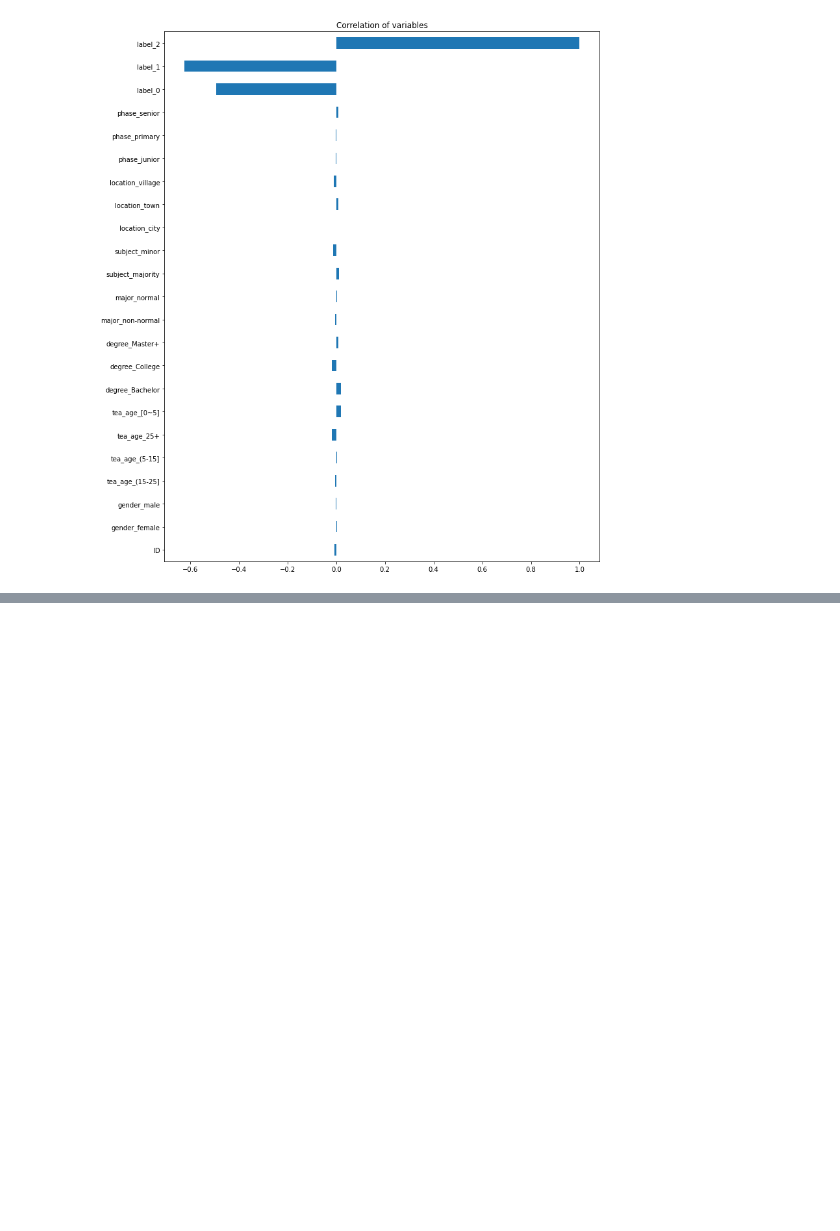
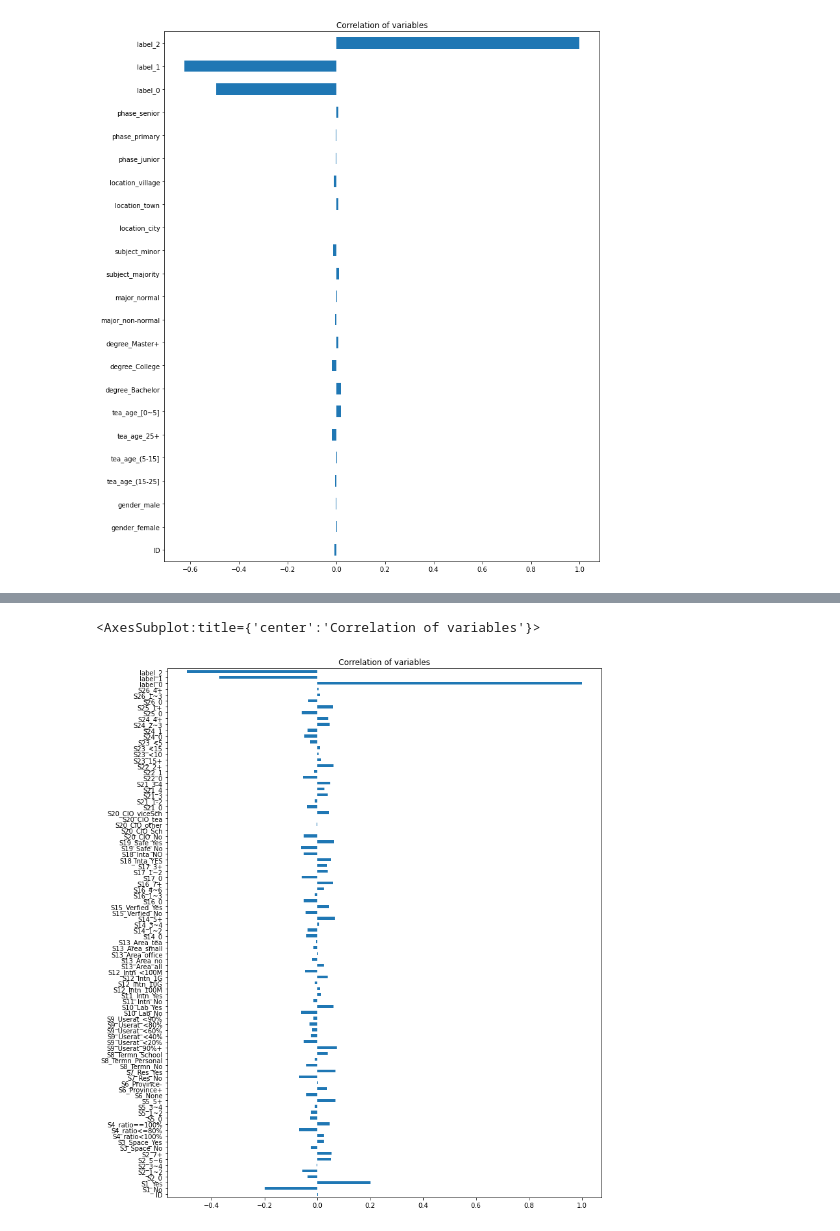
Before and after one commit to northernmelody/SCTP, a Jupyter notebook: yby相关性分析v1.ipynb, the cells around one changed output, grey strips where cells are left out. Drawn from its saved outputs; the diff is of its cells as text; code cells hidden in the pictures; blank space fills up the shorter version.

```diff
--- a/yby相关性分析v1.ipynb
+++ b/yby相关性分析v1.ipynb
@@ -119,0 +124,3 @@ corr_df2.plot(kind='barh', figsize = (12,15), title='Correlation of variables')
+# %%
+predata1 = pd.read_excel(filename,'Sheet2')
+predata1.head()
@@ -119,0 +135,5 @@ corr_df2.plot(kind='barh', figsize = (12,15), title='Correlation of variables')
+# %%
+corr_df0 = predata1.corr(method = 'spearman')['label_0']
+corr_df1 = predata1.corr(method = 'spearman')['label_1']
+corr_df2 = predata1.corr(method = 'spearman')['label_2']
+corr_df0
@@ -119,0 +183,5 @@ corr_df2.plot(kind='barh', figsize = (12,15), title='Correlation of variables')
+# %%
+corr_df0.plot(kind='barh', figsize = (12,15), title='Correlation of variables')
+# %% [output]
+<AxesSubplot:title={'center':'Correlation of variables'}>
+[figure, added]
```
Also changed, not shown: parts of 16 cells of this notebook.
